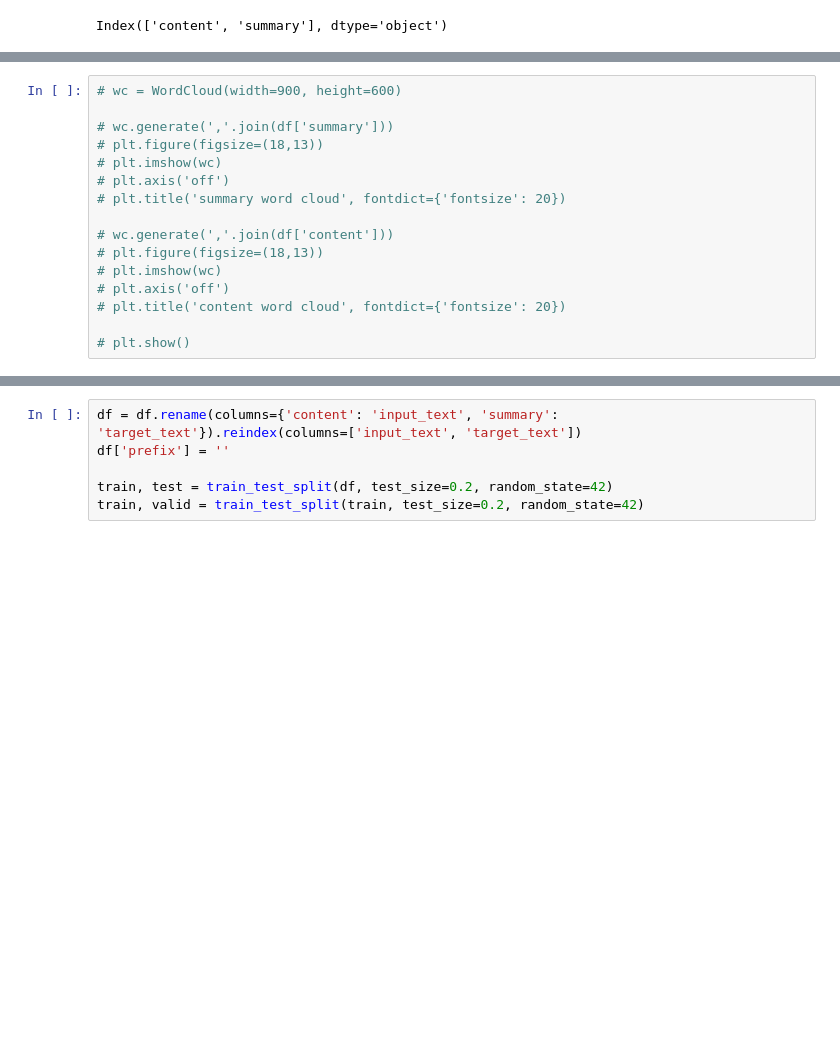
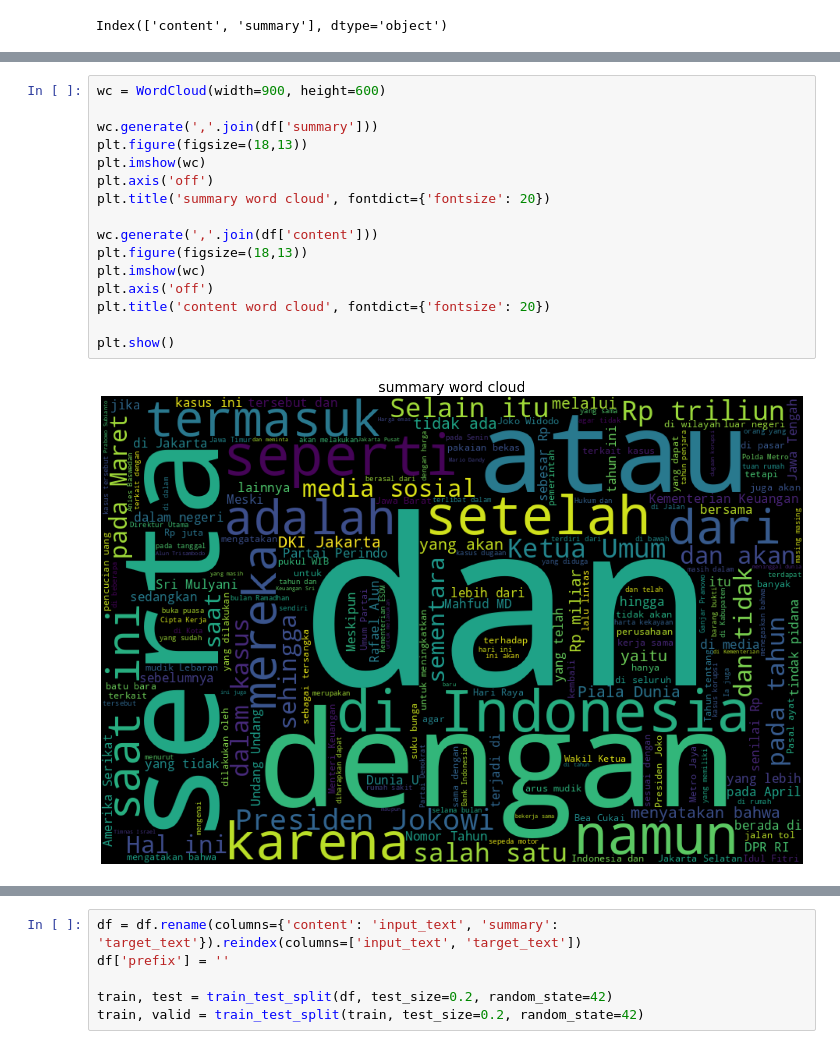
Before and after one commit to atharva0300/BE-8th-Semester, a Jupyter notebook: nlp_mini_project/text_summarization_with_simple_transformers_t5.ipynb, the cells around one changed output, grey strips where cells are left out. Drawn from its saved outputs; the diff is of its cells as text; blank space fills up the shorter version.

```diff
--- a/nlp_mini_project/text_summarization_with_simple_transformers_t5.ipynb
+++ b/nlp_mini_project/text_summarization_with_simple_transformers_t5.ipynb
@@ -200,18 +198,20 @@ fig.show()
 # %% [output]
 [interactive output not drawn]
 # %%
-# wc = WordCloud(width=900, height=600)
+wc = WordCloud(width=900, height=600)
 
-# wc.generate(','.join(df['summary']))
-# plt.figure(figsize=(18,13))
-# plt.imshow(wc)
-# plt.axis('off')
-# plt.title('summary word cloud', fontdict={'fontsize': 20})
+wc.generate(','.join(df['summary']))
+plt.figure(figsize=(18,13))
+plt.imshow(wc)
+plt.axis('off')
+plt.title('summary word cloud', fontdict={'fontsize': 20})
 
-# wc.generate(','.join(df['content']))
-# plt.figure(figsize=(18,13))
-# plt.imshow(wc)
-# plt.axis('off')
-# plt.title('content word cloud', fontdict={'fontsize': 20})
+wc.generate(','.join(df['content']))
+plt.figure(figsize=(18,13))
+plt.imshow(wc)
+plt.axis('off')
+plt.title('content word cloud', fontdict={'fontsize': 20})
 
-# plt.show()
+plt.show()
+# %% [output]
+[figure, added]
```
Also changed, not shown: parts of 9 cells of this notebook.
